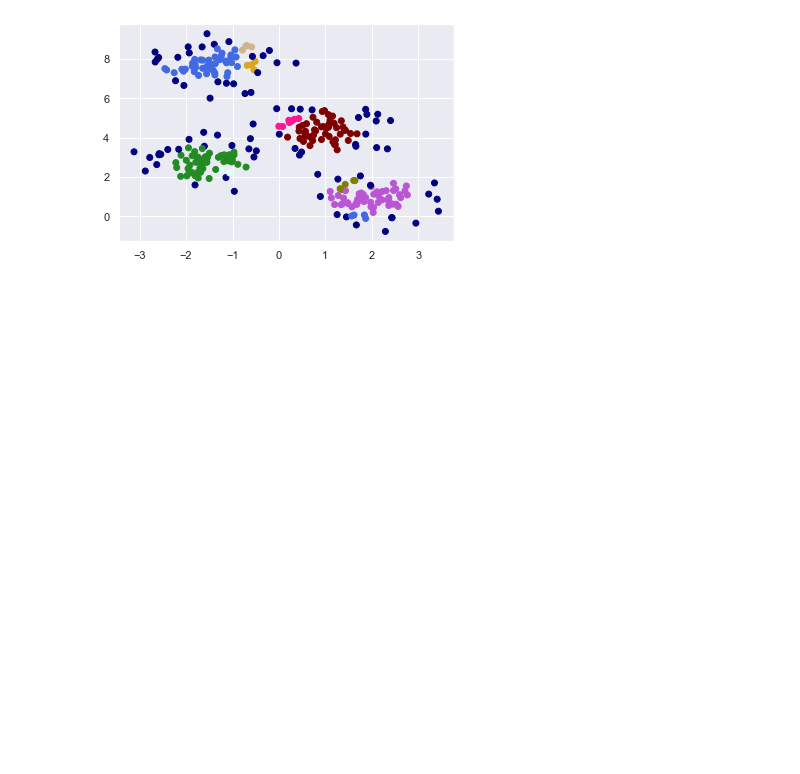
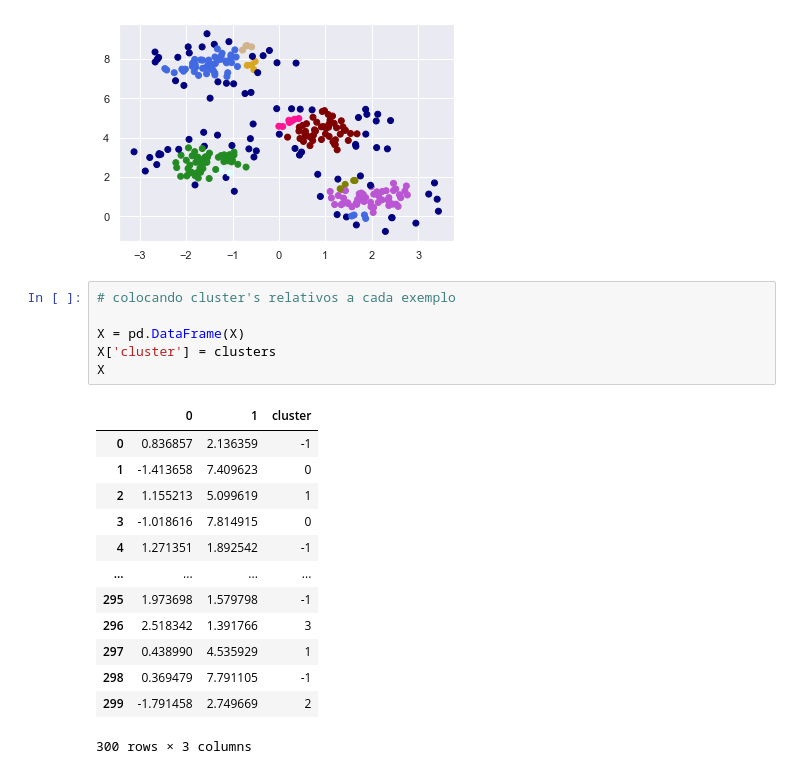
Before and after one commit to duartevictor/data_ciencia, a Jupyter notebook: agrupamento/dbscan.ipynb, the cells around one changed output. Cells and saved outputs as stored; diff of their text form; blank space fills up the shorter version.

```diff
--- a/agrupamento/dbscan.ipynb
+++ b/agrupamento/dbscan.ipynb
@@ -61,3 +82,23 @@ plt.scatter(X[:,0], X[:,1], c=vectorizer(clusters))
 # %% [output]
 <matplotlib.collections.PathCollection at 0x...>
 [figure]
+# %%
+# colocando cluster's relativos a cada exemplo
+
+X = pd.DataFrame(X)
+X['cluster'] = clusters
+X
+# %% [output]
+|  | 0 | 1 | cluster |
+| 0 | 0.836857 | 2.136359 | -1 |
+| 1 | -1.413658 | 7.409623 | 0 |
+| 2 | 1.155213 | 5.099619 | 1 |
+| 3 | -1.018616 | 7.814915 | 0 |
+| 4 | 1.271351 | 1.892542 | -1 |
+| ... | ... | ... | ... |
+| 295 | 1.973698 | 1.579798 | -1 |
+| 296 | 2.518342 | 1.391766 | 3 |
+| 297 | 0.438990 | 4.535929 | 1 |
+| 298 | 0.369479 | 7.791105 | -1 |
+| 299 | -1.791458 | 2.749669 | 2 |
+300 rows × 3 columns
```
Also changed, not shown: parts of 2 cells of this notebook.
